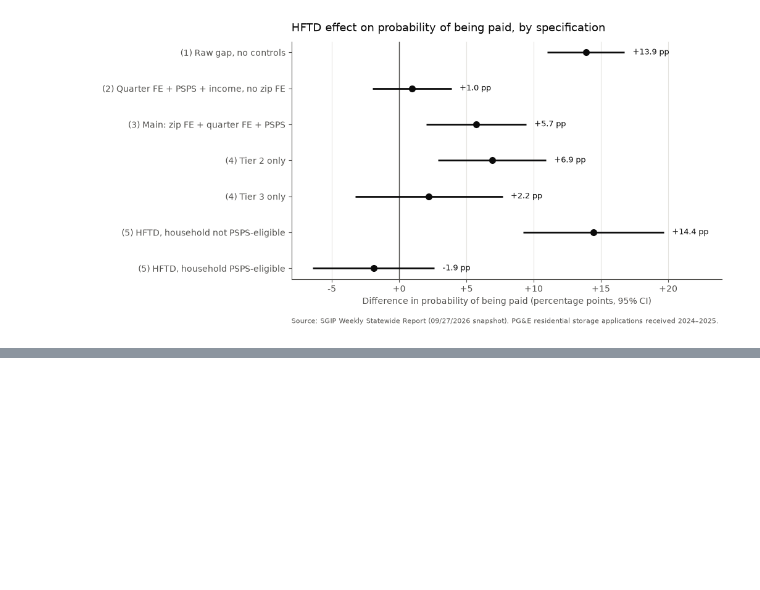
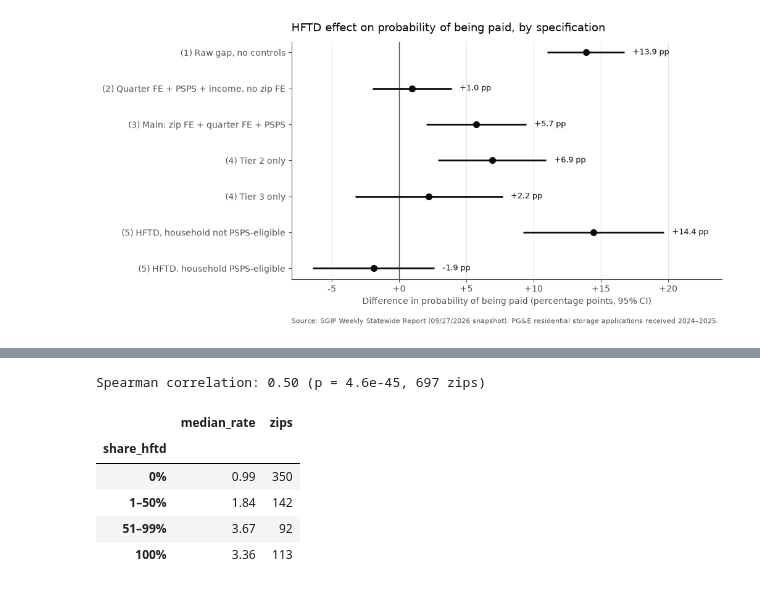
Before and after one commit to EnOnl1ne/sgip-hftd-funding, a Jupyter notebook: sgip_hftd.ipynb, the cells around one changed output, grey strips where cells are left out. Saved outputs shown, nothing was run; the diff lists cells and outputs as text; code cells hidden in the pictures; blank space fills up the shorter version.

```diff
--- a/sgip_hftd.ipynb
+++ b/sgip_hftd.ipynb
@@ -795,0 +802,24 @@ Main specification: HFTD applicants are +5.7 percentage points more likely to be
+# %%
+from scipy.stats import spearmanr
+
+rank_correlation = spearmanr(zips_with_rate["share_hftd"], zips_with_rate["applications_per_1000_units"])
+print(f"Spearman correlation: {rank_correlation.statistic:.2f} (p = {rank_correlation.pvalue:.2g}, "
+      f"{len(zips_with_rate)} zips)")
+
+# bins: -0.01 to 0 captures exactly 0%; 0.999 to 1 captures exactly 100%
+hftd_share_group = pd.cut(
+    zips_with_rate["share_hftd"],
+    bins=[-0.01, 0, 0.5, 0.999, 1],
+    labels=["0%", "1–50%", "51–99%", "100%"],
+)
+(zips_with_rate.groupby(hftd_share_group, observed=True)["applications_per_1000_units"]
+ .agg(median_rate="median", zips="size")
+ .round(2))
+# %% [output]
+Spearman correlation: 0.50 (p = 4.6e-45, 697 zips)
+|  | median_rate | zips |
+| share_hftd |  |  |
+| 0% | 0.99 | 350 |
+| 1–50% | 1.84 | 142 |
+| 51–99% | 3.67 | 92 |
+| 100% | 3.36 | 113 |
```
Also changed, not shown: parts of 3 cells of this notebook.
